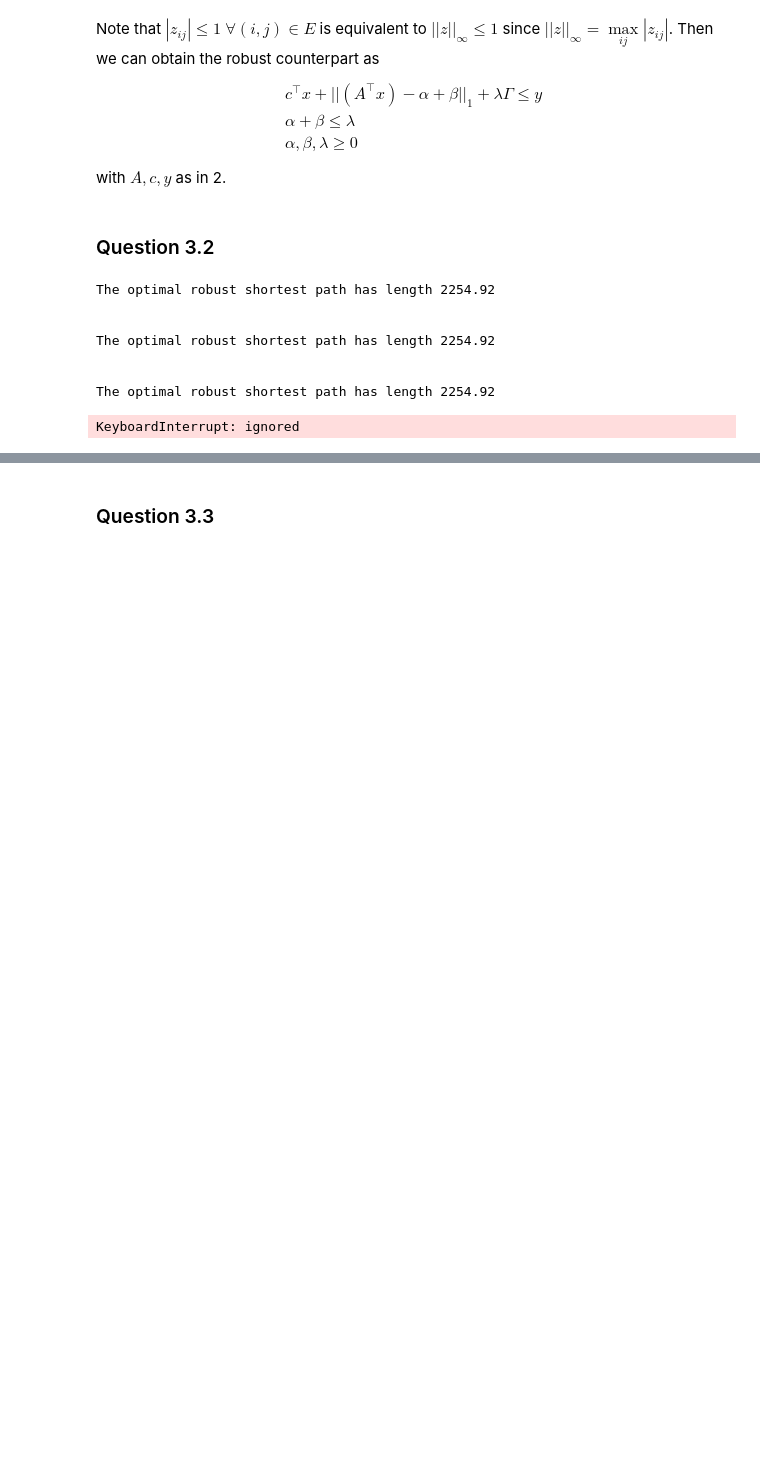
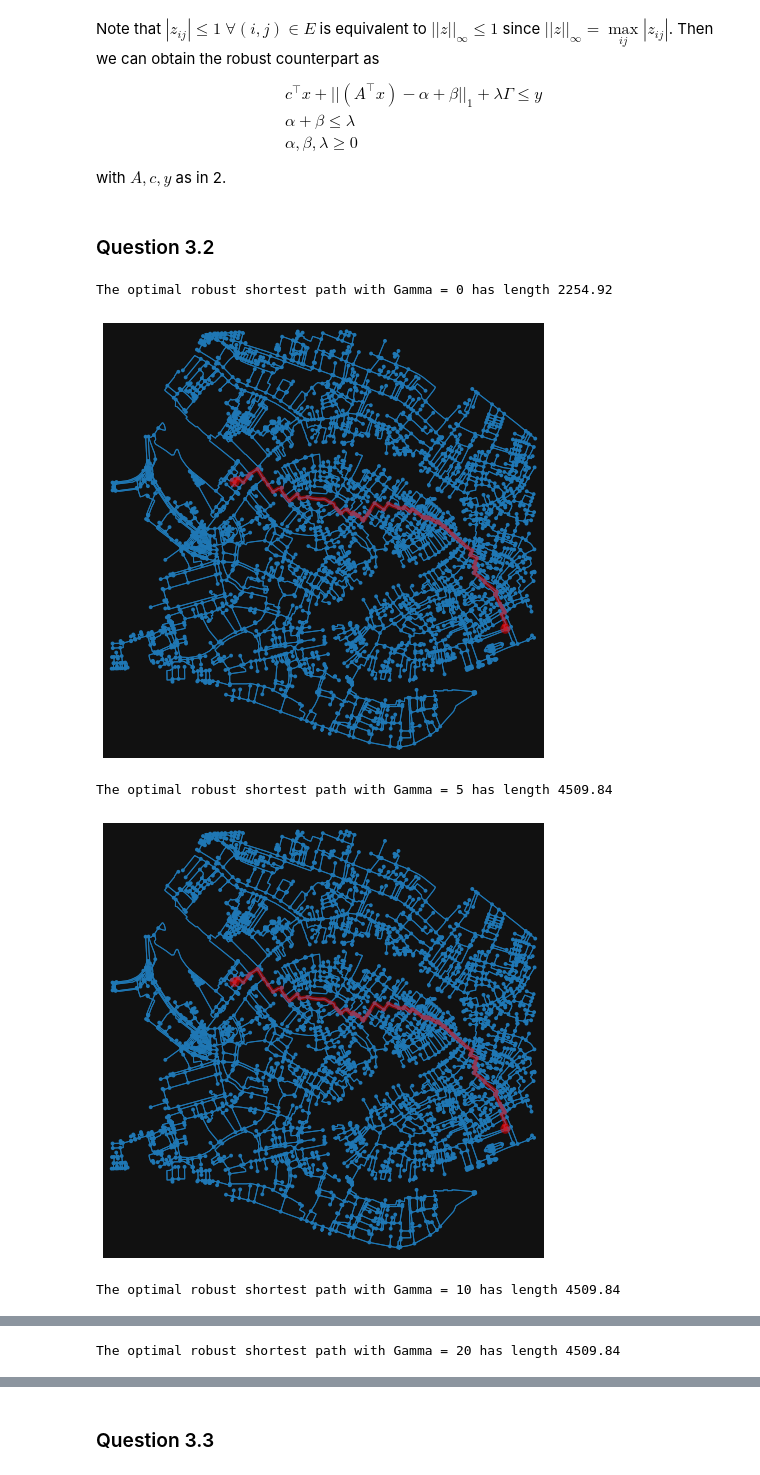
Before and after one commit to AnhVanGiang/MO, a Jupyter notebook: Third_assignment_Mathematical_optimization_2022_2023.ipynb, the cells around one changed output, grey strips where cells are left out. Cells and saved outputs as stored; diff of their text form; code cells hidden in the pictures; blank space fills up the shorter version.

```diff
--- a/Third_assignment_Mathematical_optimization_2022_2023.ipynb
+++ b/Third_assignment_Mathematical_optimization_2022_2023.ipynb
@@ -498,22 +498,25 @@ def shortestpath_budgetuncertainty(s, t, nodes, edges, pred, succ, Gamma):
 
     @model.Constraint(model.edges)
     def cs2(model, i, j):
+      return model.zp[i, j] - model.zm[i, j] == edges[i, j] * model.x[i, j] - model.al[i, j] + model.bet[i, j]
+
+    @model.Constraint(model.edges)
+    def cs3(model, i, j):
       return model.al[i, j] + model.bet[i, j] <= model.lam[i, j]
 
     return model
 # %%
 for g in [0, 5, 10, 20]:
   model = shortestpath_budgetuncertainty(s, t, nodes, edges, pred, succ, g)
   result = cbc_solver.solve(model)
   route = get_route(model)
 
-  print(f"\nThe optimal robust shortest path has length %.2f\n" % model.obj())
+  print(f"\nThe optimal robust shortest path with Gamma = {g} has length %.2f\n" % model.obj())
+  plot_network_heatmap(network, route=route,
+                     route_color="red")
 # %% [output]
-The optimal robust shortest path has length 2254.92
-
-
-The optimal robust shortest path has length 2254.92
-
-
-The optimal robust shortest path has length 2254.92
+The optimal robust shortest path with Gamma = 0 has length 2254.92
+[figure, added]
-KeyboardInterrupt: ignored
+The optimal robust shortest path with Gamma = 5 has length 4509.84
+[figure, added]
+The optimal robust shortest path with Gamma = 10 has length 4509.84
@@ -519,0 +524 @@ KeyboardInterrupt: ignored
+The optimal robust shortest path with Gamma = 20 has length 4509.84
```
Also changed, not shown: parts of 2 cells of this notebook.
